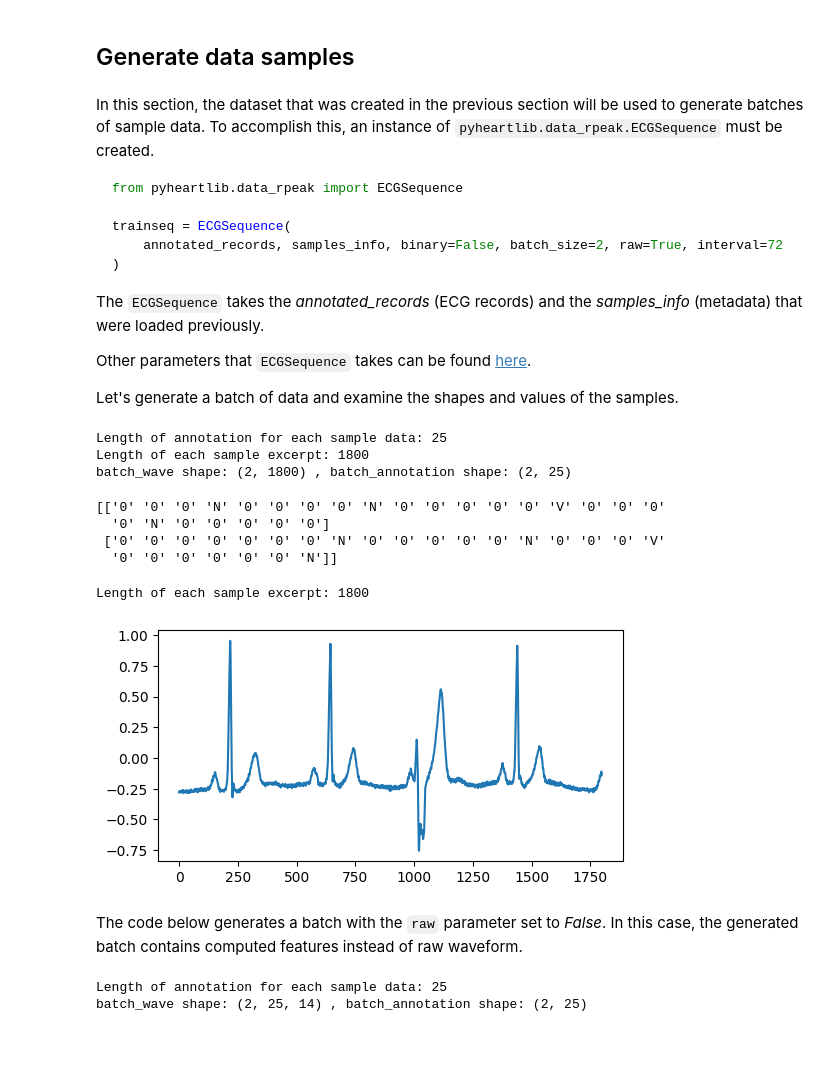
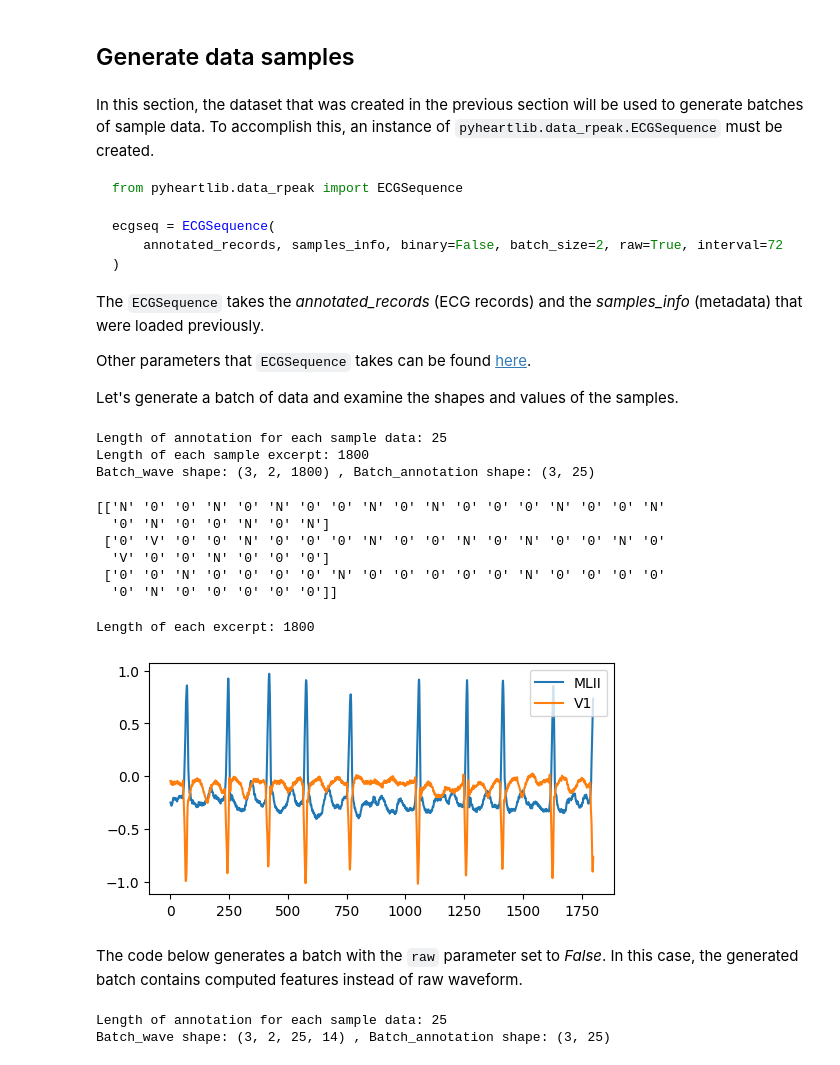
Before and after one commit to devnums/pyheartlib, a Jupyter notebook: docs/examples/rpeak.ipynb, the cells around one changed output. Drawn from its saved outputs; the diff is of its cells as text; code cells hidden in the pictures.

````diff
--- a/docs/examples/rpeak.ipynb
+++ b/docs/examples/rpeak.ipynb
@@ -132,7 +133,7 @@ In this section, the dataset that was created in the previous section will be us
 ```python
 from pyheartlib.data_rpeak import ECGSequence
 
-trainseq = ECGSequence(
+ecgseq = ECGSequence(
     annotated_records, samples_info, binary=False, batch_size=2, raw=True, interval=72
 )
 ```
@@ -145,56 +146,78 @@ Let's generate a batch of data and examine the shapes and values of the samples.
 # %%
 # Generate data in batch using he ECGSequence
 
-# If raw is False, output has the shape of (batch_size, #sub-segments, #features),
-# otherwise, it has the shape of (batch_size, excerpt_length)
+# Returns a tuple containing two elements when its object is utilized in
+# this way: ECGSequence_object[BatchNo].
+
+# The first element (Batch_x) contains data samples and the
+# second one (Batch_y) their associated annotation.
+
+# Batch_x contains the signal excerpts or their features (Batch_wave).
+
+# If `raw` is False, Batch_wave has the shape of
+# (Batch size, Number of channels, Number of sub-segments, Number of features),
+# otherwise, it has the shape of (Batch_size, Number of channels, Length of excerpt).
+
+# Batch_y has the shape of (Batch size, Length of annotation list).
+
 from pyheartlib.data_rpeak import ECGSequence
 
-trainseq = ECGSequence(
-    annotated_records, samples_info, binary=False, batch_size=2, raw=True, interval=72
+ecgseq = ECGSequence(
+    annotated_records, samples_info, binary=False, batch_size=3, raw=True, interval=72
 )
 bt = 0  # Batch number
-batch_annotation = trainseq[bt][1]  # Annotation
-batch_wave = trainseq[bt][0]  # Excerpt values
+batch_x, batch_y = ecgseq[bt]
+batch_annotation = batch_y  # Annotation
+batch_wave = batch_x  # Excerpt
 
 print("Length of annotation for each sample data:", len(batch_annotation[0]))
-print("Length of each sample excerpt:", len(batch_wave[0]))
-print("batch_wave shape:", batch_wave.shape, ", batch_annotation shape:", batch_annotation.shape)
+print("Length of each sample excerpt:", batch_wave.shape[2])
+print("Batch_wave shape:", batch_wave.shape, ", Batch_annotation shape:", batch_annotation.shape)
 # %% [output]
 Length of annotation for each sample data: 25
 Length of each sample excerpt: 1800
-batch_wave shape: (2, 1800) , batch_annotation shape: (2, 25)
+Batch_wave shape: (3, 2, 1800) , Batch_annotation shape: (3, 25)
 # %%
 # Annotations of the samples in the batch
 print(batch_annotation)
 # %% [output]
-[['0' '0' '0' 'N' '0' '0' '0' '0' 'N' '0' '0' '0' '0' '0' 'V' '0' '0' '0'
-  '0' 'N' '0' '0' '0' '0' '0']
- ['0' '0' '0' '0' '0' '0' '0' 'N' '0' '0' '0' '0' '0' 'N' '0' '0' '0' 'V'
-  '0' '0' '0' '0' '0' '0' 'N']]
+[['N' '0' '0' 'N' '0' 'N' '0' '0' 'N' '0' 'N' '0' '0' '0' 'N' '0' '0' 'N'
+  '0' 'N' '0' '0' 'N' '0' 'N']
+ ['0' 'V' '0' '0' 'N' '0' '0' '0' 'N' '0' '0' 'N' '0' 'N' '0' '0' 'N' '0'
+  'V' '0' '0' 'N' '0' '0' '0']
+ ['0' '0' 'N' '0' '0' '0' '0' 'N' '0' '0' '0' '0' '0' 'N' '0' '0' '0' '0'
+  '0' 'N' '0' '0' '0' '0' '0']]
 # %%
 # Plot an output excerpt of the batch
-print("Length of each sample excerpt:", len(batch_wave[0]))
 wf = batch_wave[0]
+wf_ch1 = wf[0]
+wf_ch2 = wf[1]
+print(f'Length of each excerpt: {len(wf_ch1)}')
+
 import matplotlib.pyplot as plt
 plt.figure(figsize=(6, 3))
-plt.plot(wf);
+plt.plot(wf_ch1);
+plt.plot(wf_ch2);
+chs = rpeak_data.config["CHANNEL"]
+plt.legend([chs[0], chs[1]], loc="upper right");
 # %% [output]
-Length of each sample excerpt: 1800
+Length of each excerpt: 1800
-[figure, old version]
+[figure, new version]
 # %% [markdown]
 The code below generates a batch with the `raw` parameter set to *False*. In this case, the generated batch contains computed features instead of raw waveform.
 # %%
 # When raw is set to False
-trainseq = ECGSequence(
-    annotated_records, samples_info, binary=False, batch_size=2, raw=False, interval=72
+ecgseq = ECGSequence(
+    annotated_records, samples_info, binary=False, batch_size=3, raw=False, interval=72
 )
 
 bt = 0  # Batch number
-batch_annotation = trainseq[bt][1]  # Annotation
-batch_wave = trainseq[bt][0]  # Excerpt values
+batch_x, batch_y = ecgseq[bt]
+batch_annotation = batch_y  # Annotation
+batch_wave = batch_x  # Excerpt
 
 print("Length of annotation for each sample data:", len(batch_annotation[0]))
-print("batch_wave shape:", batch_wave.shape, ", batch_annotation shape:", batch_annotation.shape)
+print("Batch_wave shape:", batch_wave.shape, ", Batch_annotation shape:", batch_annotation.shape)
 # %% [output]
 Length of annotation for each sample data: 25
-batch_wave shape: (2, 25, 14) , batch_annotation shape: (2, 25)
+Batch_wave shape: (3, 2, 25, 14) , Batch_annotation shape: (3, 25)
````
Also changed, not shown: parts of 1 cell of this notebook, 5 other files.
